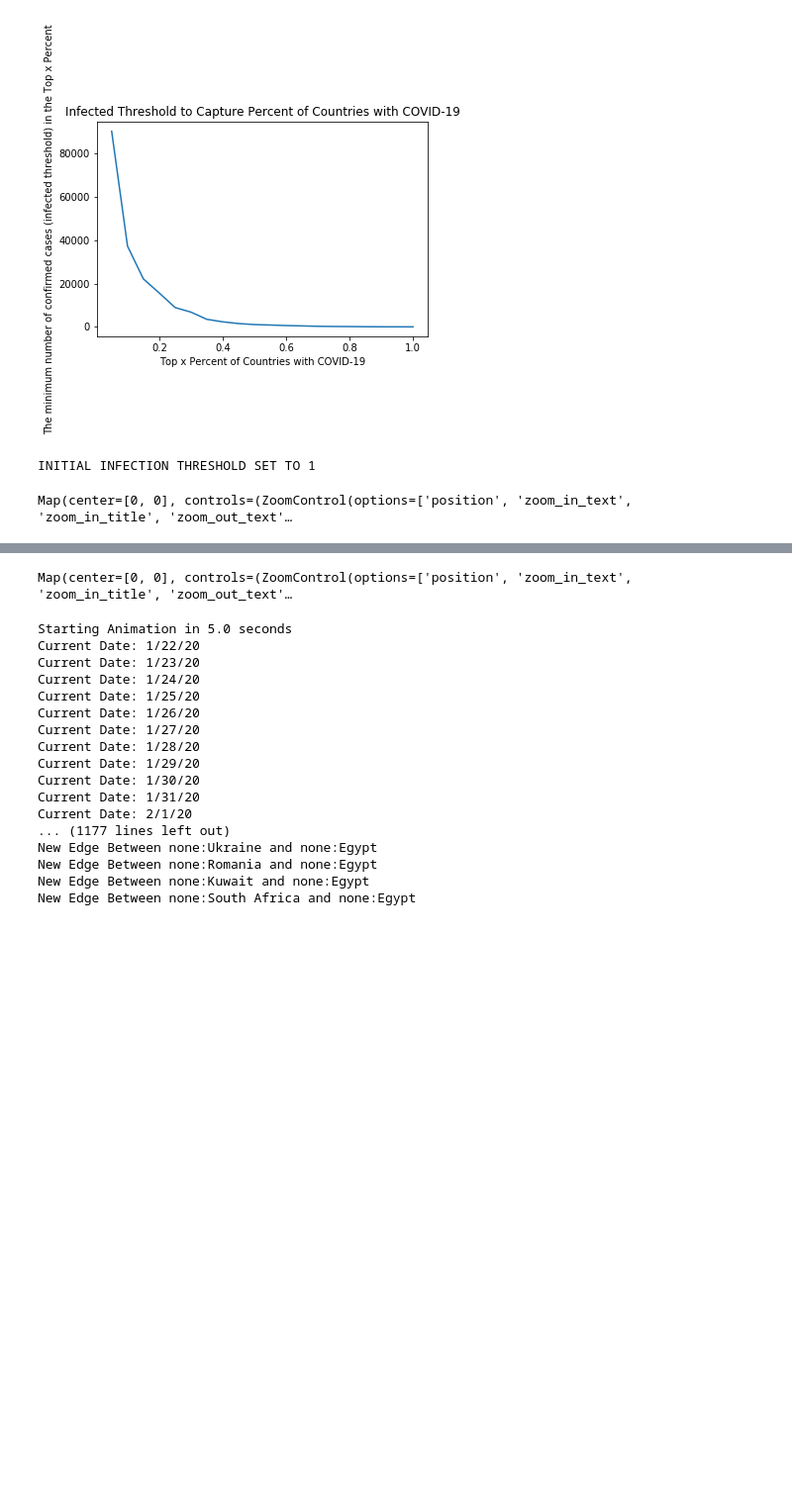
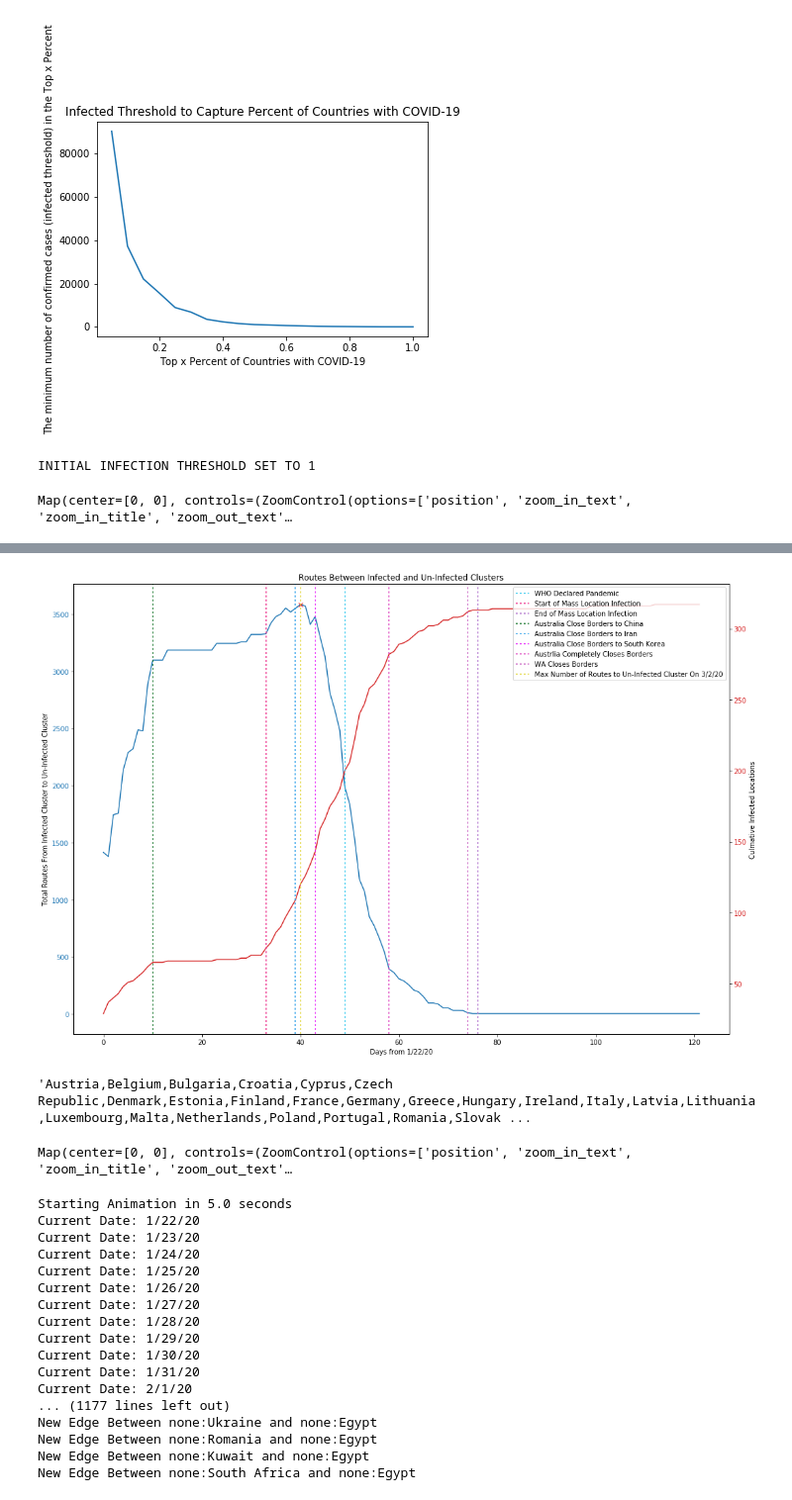
Before and after one commit to Ccamm/coronavirus_network, a Jupyter notebook: coronavirus_infection_path.ipynb, the cells around one changed output, grey strips where cells are left out. Shown at 99% size. Drawn from its saved outputs; the diff is of its cells as text; code cells hidden in the pictures; blank space fills up the shorter version.

```diff
--- a/coronavirus_infection_path.ipynb
+++ b/coronavirus_infection_path.ipynb
@@ -412,0 +552,58 @@ animation_percent.startAnimation()
+# %%
+total_infect_to_clean = get_num_routes_from_infect_cluster_to_clean_cluster(infect_graphs,
+                                                                            routes,
+                                                                            dates,
+                                                                            bin_region_column)
+# %%
+def plot_total_paths_from_infect_cluster(new_locs, total_infect_to_clean, dates, keypoints_timeline,
+                                         title="Routes Between Infected and Un-Infected Clusters"):
+    from_day_zero = [day_index for day_index in range(len(dates))]
+    new_infections = [len(new_locs[date]) for date in dates]
+    new_infections_culm = [new_infections[0]]
+
+    for index in range(1, len(new_infections)):
+        new_infections_culm.append(new_infections[index] + new_infections_culm[index-1])
+
+    fig, ax0 = plt.subplots(figsize=(15,10))
+
+    color = 'tab:blue'
+    ax0.set_xlabel('Days from 1/22/20')
+    ax0.set_ylabel('Total Routes From Infected Cluster to Un-Infected Cluster')
+    ax0.plot(from_day_zero, total_infect_to_clean, color=color)
+    ax0.tick_params(axis='y', labelcolor=color)
+
+    ax1 = ax0.twinx()
+
+    color = 'tab:red'
+    ax1.set_xlabel('Days from 1/22/20')
+    ax1.set_ylabel('Culmative Infected Locations')
+    ax1.plot(from_day_zero, new_infections_culm, color=color)
+    ax1.tick_params(axis='y', labelcolor=color)
+
+    ax2 = ax0.twinx()
+    ax2.get_yaxis().set_visible(False)
+    legend_list = []
+    for key_event in keypoints_timeline:
+        key_event_index = dates.index(keypoints_timeline[key_event])
+        ax2.axvline(key_event_index, 0, max(new_infections_culm),
+                    label=key_event, c=np.random.rand(3,), dashes=(2,2))
+        legend_list.append(key_event)
+
+    max_total_paths = max(total_infect_to_clean)
+    max_total_paths_index = total_infect_to_clean.index(max_total_paths)
+
+    crit_label = 'Max Number of Routes to Un-Infected Cluster On {}'.format(dates[max_total_paths_index])
+    ax0.plot(max_total_paths_index, max_total_paths, 'rx')
+    ax2.axvline(max_total_paths_index, 0, max(new_infections_culm),
+                label=crit_label, c=np.random.rand(3,), dashes=(2,2))
+    legend_list.append(crit_label)
+
+    ax2.legend(legend_list)
+    fig.tight_layout()
+    plt.title(title)
+    plt.show()
+    fig.savefig("./figures/statecountry_cluster_paths.png", bbox_inches='tight')
+
+plot_total_paths_from_infect_cluster(new_locs, total_infect_to_clean, dates, keypoints_timeline)
+# %% [output]
+[figure, added]
@@ -413,3 +613,7 @@ animation_percent.startAnimation()
+# %%
+eu_countries_str
+# %% [output]
+'Austria,Belgium,Bulgaria,Croatia,Cyprus,Czech Republic,Denmark,Estonia,Finland,France,Germany,Greece,Hungary,Ireland,Italy,Latvia,Lithuania,Luxembourg,Malta,Netherlands,Poland,Portugal,Romania,Slovak ...
 # %%
 infect_thresh = get_initial_infect_thresh(data_confirmed, 0.20)
 if infect_thresh <= 0: infect_thresh = 1
```
Also changed, not shown: parts of 5 cells of this notebook, 6 other files.
